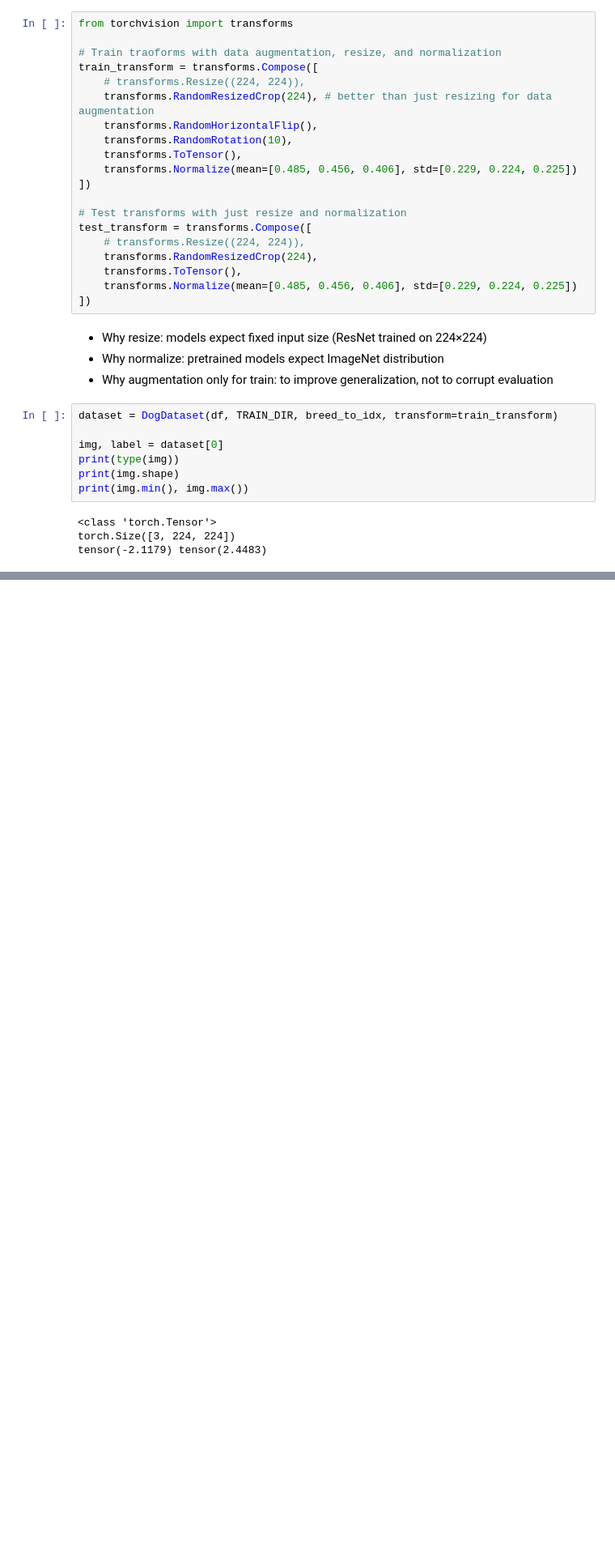
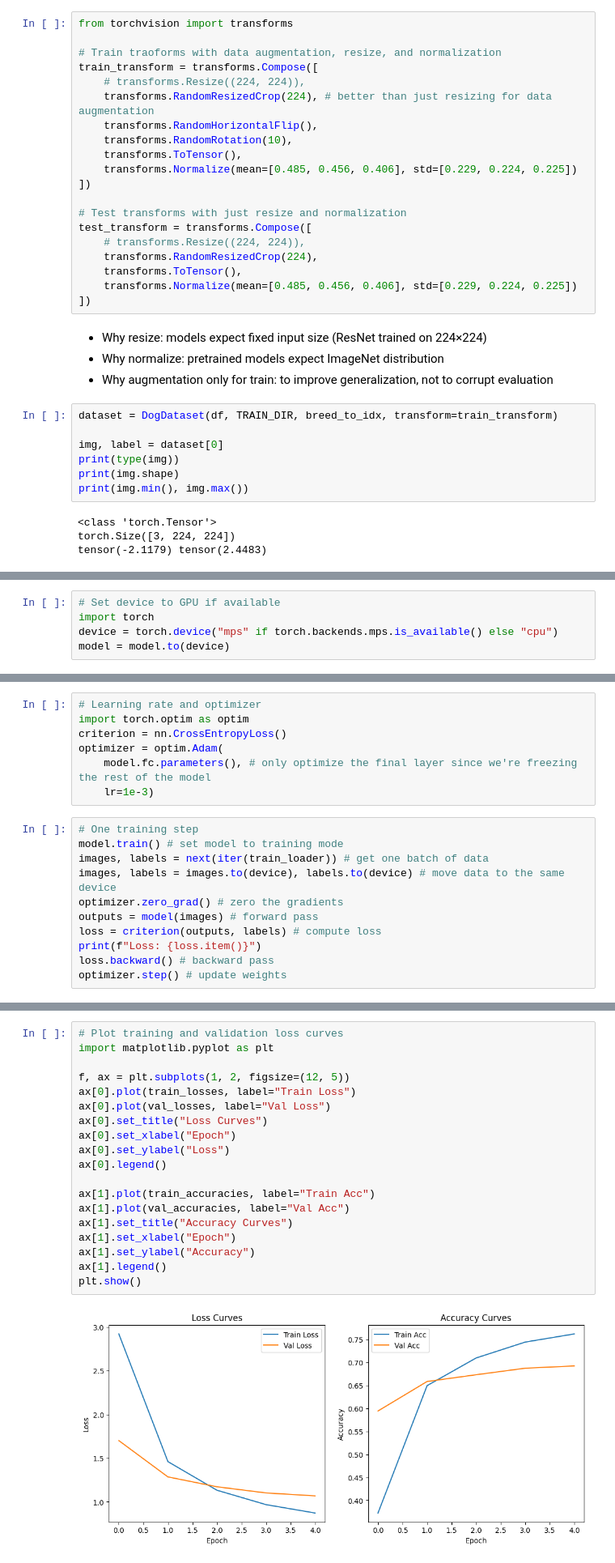
Before and after one commit to aadupuy/dog_classifier, a Jupyter notebook: notebooks/01_exploration.ipynb, the cells around one changed output, grey strips where cells are left out. Shown at 81% size. Cells and saved outputs as stored; diff of their text form; blank space fills up the shorter version.

```diff
--- a/notebooks/01_exploration.ipynb
+++ b/notebooks/01_exploration.ipynb
@@ -190,0 +261,5 @@ tensor(-2.1179) tensor(2.4483)
+# %%
+# Set device to GPU if available
+import torch
+device = torch.device("mps" if torch.backends.mps.is_available() else "cpu")
+model = model.to(device)
@@ -190,0 +272,18 @@ tensor(-2.1179) tensor(2.4483)
+# %%
+# Learning rate and optimizer
+import torch.optim as optim
+criterion = nn.CrossEntropyLoss()
+optimizer = optim.Adam(
+    model.fc.parameters(), # only optimize the final layer since we're freezing the rest of the model
+    lr=1e-3)
+# %%
+# One training step
+model.train() # set model to training mode
+images, labels = next(iter(train_loader)) # get one batch of data
+images, labels = images.to(device), labels.to(device) # move data to the same device
+optimizer.zero_grad() # zero the gradients
+outputs = model(images) # forward pass
+loss = criterion(outputs, labels) # compute loss
+print(f"Loss: {loss.item()}")
+loss.backward() # backward pass
+optimizer.step() # update weights
@@ -190,0 +379,21 @@ tensor(-2.1179) tensor(2.4483)
+# %%
+# Plot training and validation loss curves
+import matplotlib.pyplot as plt
+
+f, ax = plt.subplots(1, 2, figsize=(12, 5))
+ax[0].plot(train_losses, label="Train Loss")
+ax[0].plot(val_losses, label="Val Loss")
+ax[0].set_title("Loss Curves")
+ax[0].set_xlabel("Epoch")
+ax[0].set_ylabel("Loss")
+ax[0].legend()
+
+ax[1].plot(train_accuracies, label="Train Acc")
+ax[1].plot(val_accuracies, label="Val Acc")
+ax[1].set_title("Accuracy Curves")
+ax[1].set_xlabel("Epoch")
+ax[1].set_ylabel("Accuracy")
+ax[1].legend()
+plt.show()
+# %% [output]
+[figure, added]
```
Also changed, not shown: parts of 10 cells of this notebook, 7 other files.
